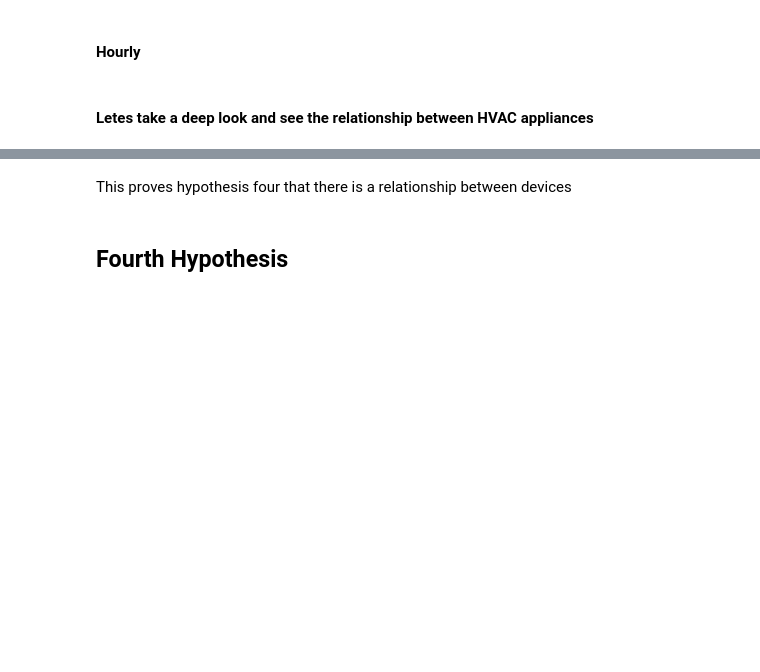
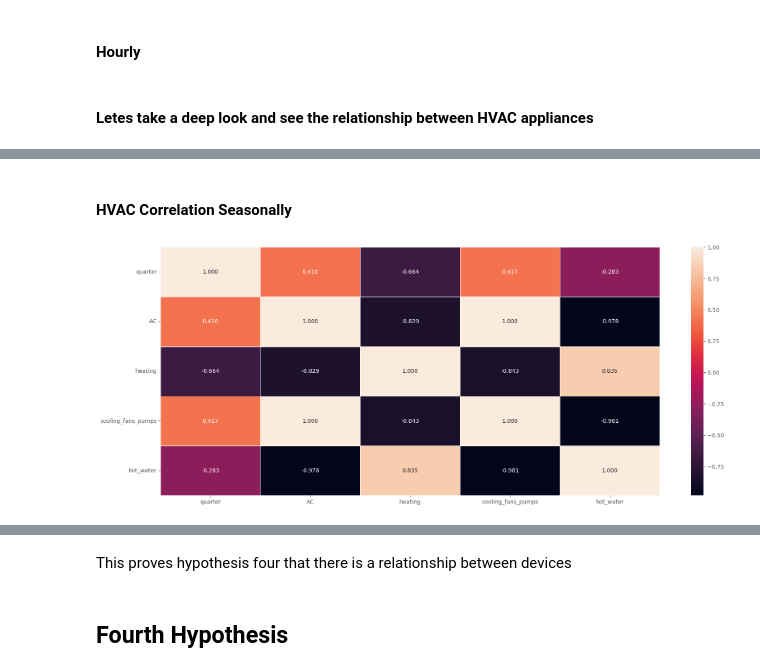
Before and after one commit to 1nuc/load-profile-decomposition, a Jupyter notebook: src/Customer_analysis/run.ipynb, the cells around one changed output, grey strips where cells are left out. Cells and saved outputs as stored; diff of their text form; code cells hidden in the pictures; blank space fills up the shorter version.

```diff
--- a/src/Customer_analysis/run.ipynb
+++ b/src/Customer_analysis/run.ipynb
@@ -439,0 +441,8 @@ ToggleButtons(description='Speed:', options=('Slow', 'Regular', 'Fast'), tooltip
+# %% [markdown]
+#### HVAC Correlation Seasonally
+# %%
+hvac_q=Appliances.select(*HVAC,'quarter').group_by('quarter').agg(pl.all().sum()).select(
+    pl.all().name.replace(r'^out.electricity.|.energy_consumption..kwh$',''))
+vis.heatmap(hvac_q.corr(), hvac_q.columns)
+# %% [output]
+[figure, added]
```
Also changed, not shown: parts of 11 cells of this notebook.
